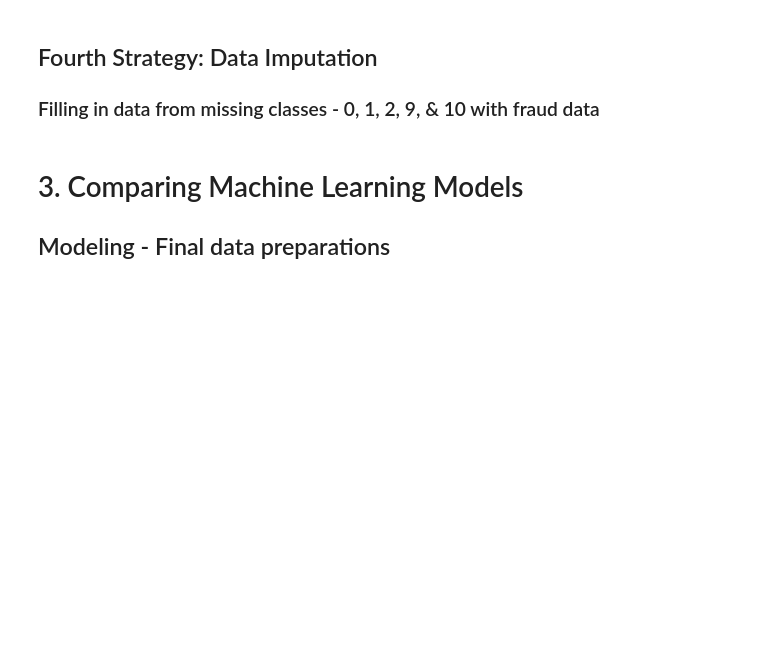
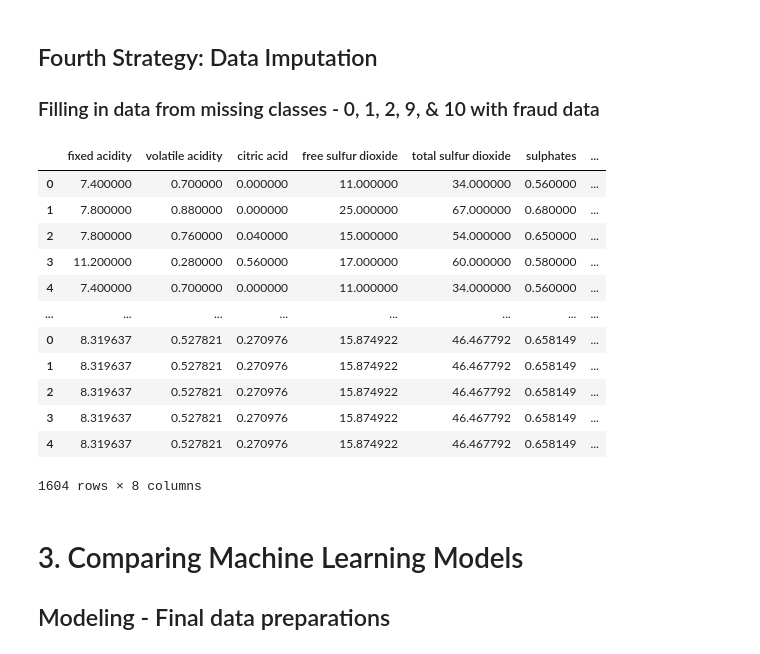
Before and after one commit to bendjko/ESE-417-Final-Project, a Jupyter notebook: FinalProject.ipynb, the cells around one changed output. Saved outputs shown, nothing was run; the diff lists cells and outputs as text; code cells hidden in the pictures; blank space fills up the shorter version.

Commit message:
Data Imputation Updated

```diff
--- a/FinalProject.ipynb
+++ b/FinalProject.ipynb
@@ -231,10 +231,29 @@ After SMOTE :  Counter({5: 681, 6: 681, 7: 681, 4: 681, 8: 681, 3: 681})
 # %%
 # ['fixed acidity', 'volatile acidity', 'citric acid', 'free sulfur dioxide', 'total sulfur dioxide', 'sulphates', 'alcohol']
 avgX = X.mean(axis=0)
-s0 = pd.DataFrame([avgX[0], avgX[1], avgX[2], avgX[3], avgX[4], avgX[5], avgX[6], 0]).transpose()
-print(s0)
-wineDataImputed = pd.concat([wineData, s0], axis=1,ignore_index=True)
-print(wineDataImputed)
+dfImpute = pd.DataFrame([[avgX[0], avgX[1], avgX[2], avgX[3], avgX[4], avgX[5], avgX[6], 0],
+                        [avgX[0], avgX[1], avgX[2], avgX[3], avgX[4], avgX[5], avgX[6], 1],
+                        [avgX[0], avgX[1], avgX[2], avgX[3], avgX[4], avgX[5], avgX[6], 2],
+                        [avgX[0], avgX[1], avgX[2], avgX[3], avgX[4], avgX[5], avgX[6], 9],
+                        [avgX[0], avgX[1], avgX[2], avgX[3], avgX[4], avgX[5], avgX[6], 10]],
+                        columns=['fixed acidity', 'volatile acidity', 'citric acid', 'free sulfur dioxide', 'total sulfur dioxide', 'sulphates', 'alcohol', 'quality']
+                        )
+wineDataImputed = pd.concat([wineData, dfImpute])
+wineDataImputed
+# %% [output]
+|  | fixed acidity | volatile acidity | citric acid | free sulfur dioxide | total sulfur dioxide | sulphates | ... |
+| 0 | 7.400000 | 0.700000 | 0.000000 | 11.000000 | 34.000000 | 0.560000 | ... |
+| 1 | 7.800000 | 0.880000 | 0.000000 | 25.000000 | 67.000000 | 0.680000 | ... |
+| 2 | 7.800000 | 0.760000 | 0.040000 | 15.000000 | 54.000000 | 0.650000 | ... |
+| 3 | 11.200000 | 0.280000 | 0.560000 | 17.000000 | 60.000000 | 0.580000 | ... |
+| 4 | 7.400000 | 0.700000 | 0.000000 | 11.000000 | 34.000000 | 0.560000 | ... |
+| ... | ... | ... | ... | ... | ... | ... | ... |
+| 0 | 8.319637 | 0.527821 | 0.270976 | 15.874922 | 46.467792 | 0.658149 | ... |
+| 1 | 8.319637 | 0.527821 | 0.270976 | 15.874922 | 46.467792 | 0.658149 | ... |
+| 2 | 8.319637 | 0.527821 | 0.270976 | 15.874922 | 46.467792 | 0.658149 | ... |
+| 3 | 8.319637 | 0.527821 | 0.270976 | 15.874922 | 46.467792 | 0.658149 | ... |
+| 4 | 8.319637 | 0.527821 | 0.270976 | 15.874922 | 46.467792 | 0.658149 | ... |
+1604 rows × 8 columns
 # %% [markdown]
 # 3. Comparing Machine Learning Models
 
```
Also changed, not shown: parts of 3 cells of this notebook.
